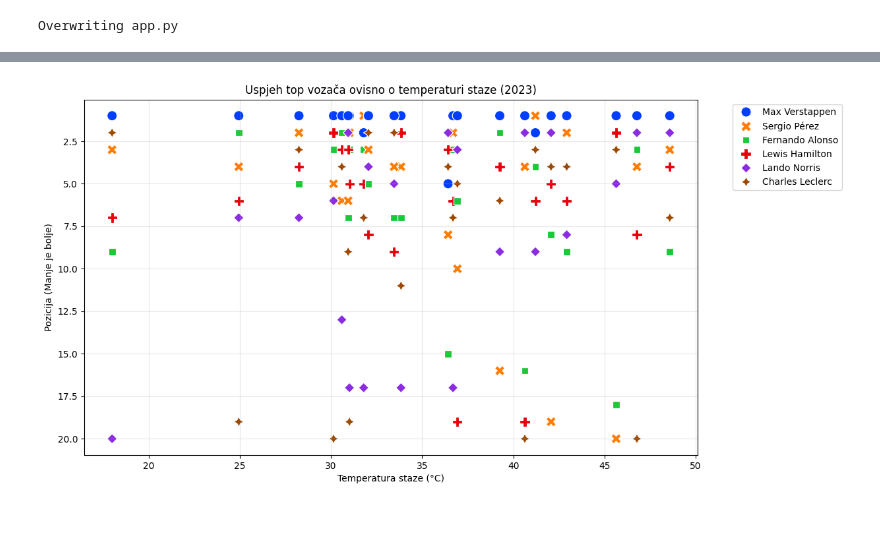
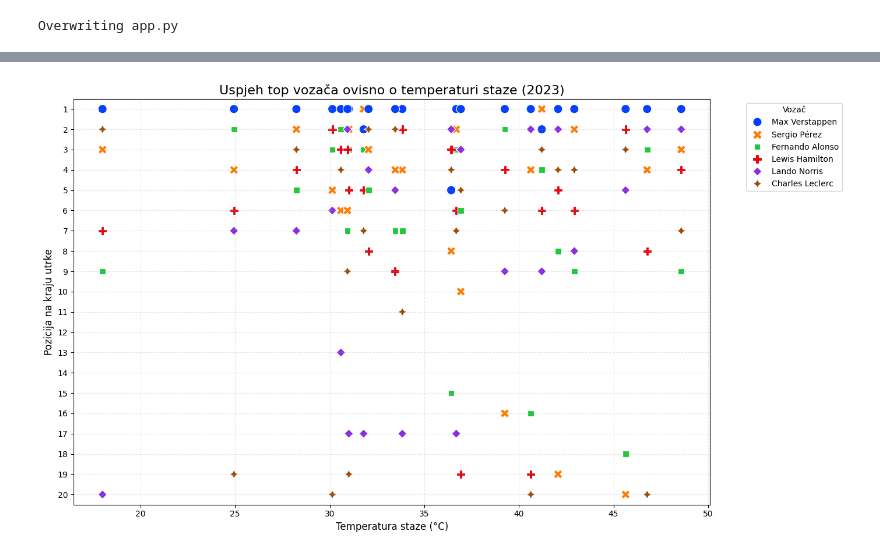
Before and after one commit to epetrovic23/Utjecaj_atmosferskih_prilika_na_ishod_utrka_Formule1, a Jupyter notebook: epetrovic23_Utjecaj_atmosferskih_prilika_na_ishod_utrka_Formule1.ipynb, the cells around one changed output, grey strips where cells are left out. Cells and saved outputs as stored; diff of their text form; code cells hidden in the pictures; blank space fills up the shorter version.

```diff
--- a/epetrovic23_Utjecaj_atmosferskih_prilika_na_ishod_utrka_Formule1.ipynb
+++ b/epetrovic23_Utjecaj_atmosferskih_prilika_na_ishod_utrka_Formule1.ipynb
@@ -242,28 +242,34 @@ API Odgovor (Prva 3 zapisa):
   }
 ]
 # %%
+import numpy as np
+
 if final_df is not None:
-    plt.figure(figsize=(12, 7))
+    plt.figure(figsize=(14, 8))
 
     top_drivers = final_df.groupby('Driver')['points'].sum().sort_values(ascending=False).head(6).index
     df_plot = final_df[final_df['Driver'].isin(top_drivers)]
 
     sns.scatterplot(
         data=df_plot,
         x='track_temp',
         y='positionOrder',
         hue='Driver',
         style='Driver',
         s=120,
         palette='bright'
     )
 
-    plt.gca().invert_yaxis()
-    plt.title('Uspjeh top vozača ovisno o temperaturi staze (2023)')
-    plt.xlabel('Temperatura staze (°C)')
-    plt.ylabel('Pozicija (Manje je bolje)')
-    plt.legend(bbox_to_anchor=(1.05, 1), loc='upper left')
-    plt.grid(True, alpha=0.3)
+    plt.yticks(range(1, 21))
+    plt.ylim(20.5, 0.5)
+
+    plt.title('Uspjeh top vozača ovisno o temperaturi staze (2023)', fontsize=16)
+    plt.xlabel('Temperatura staze (°C)', fontsize=12)
+    plt.ylabel('Pozicija na kraju utrke', fontsize=12)
+    plt.legend(bbox_to_anchor=(1.05, 1), loc='upper left', title="Vozač")
+    plt.grid(True, alpha=0.3, linestyle='--')
+
+    plt.tight_layout()
     plt.show()
 # %% [output]
-[figure, old version]
+[figure, new version]
```
